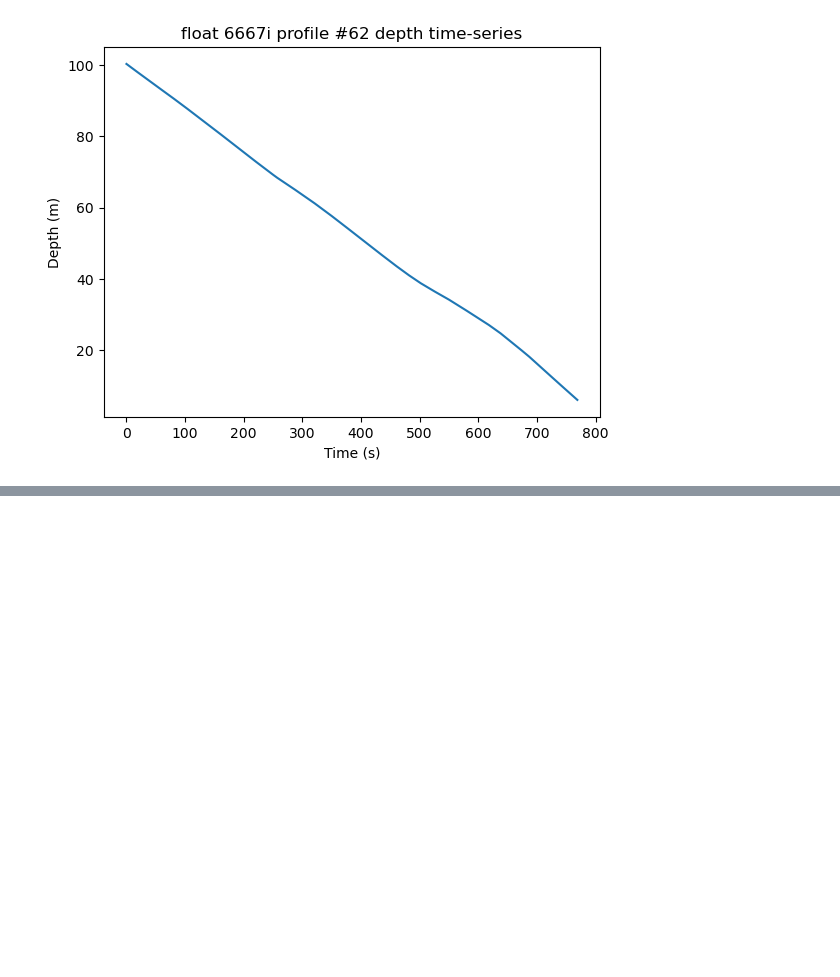
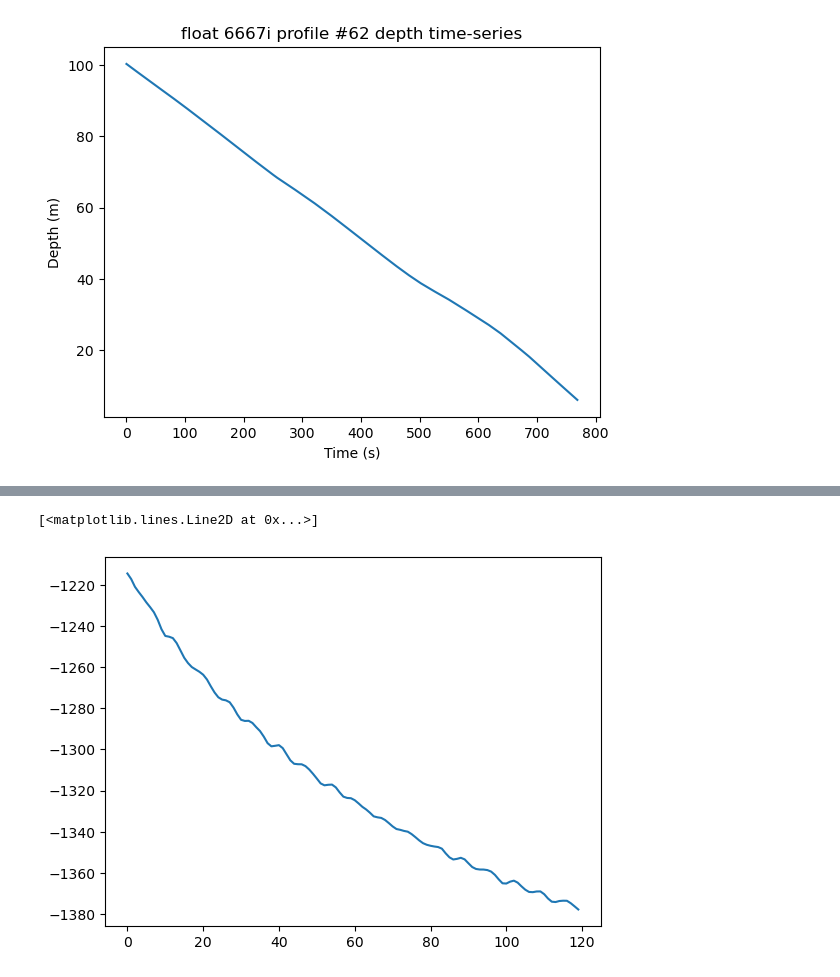
Before and after one commit to jjstadler/EMAPEX_WAVES, a Jupyter notebook: WaveProcessing/Visualize_Fit_Differences.ipynb, the cells around one changed output, grey strips where cells are left out. Saved outputs shown, nothing was run; the diff lists cells and outputs as text; code cells hidden in the pictures; blank space fills up the shorter version.

```diff
--- a/WaveProcessing/Visualize_Fit_Differences.ipynb
+++ b/WaveProcessing/Visualize_Fit_Differences.ipynb
@@ -236,0 +278,5 @@ plt.savefig("/Users/jamesstadler/Documents/UW/TFO/Figures/LCDRI/6667i_62/depth_t
+# %%
+plt.plot(E1[:120])
+# %% [output]
+[<matplotlib.lines.Line2D at 0x...>]
+[figure, added]
```
Also changed, not shown: parts of 18 cells of this notebook, 3 other files.
